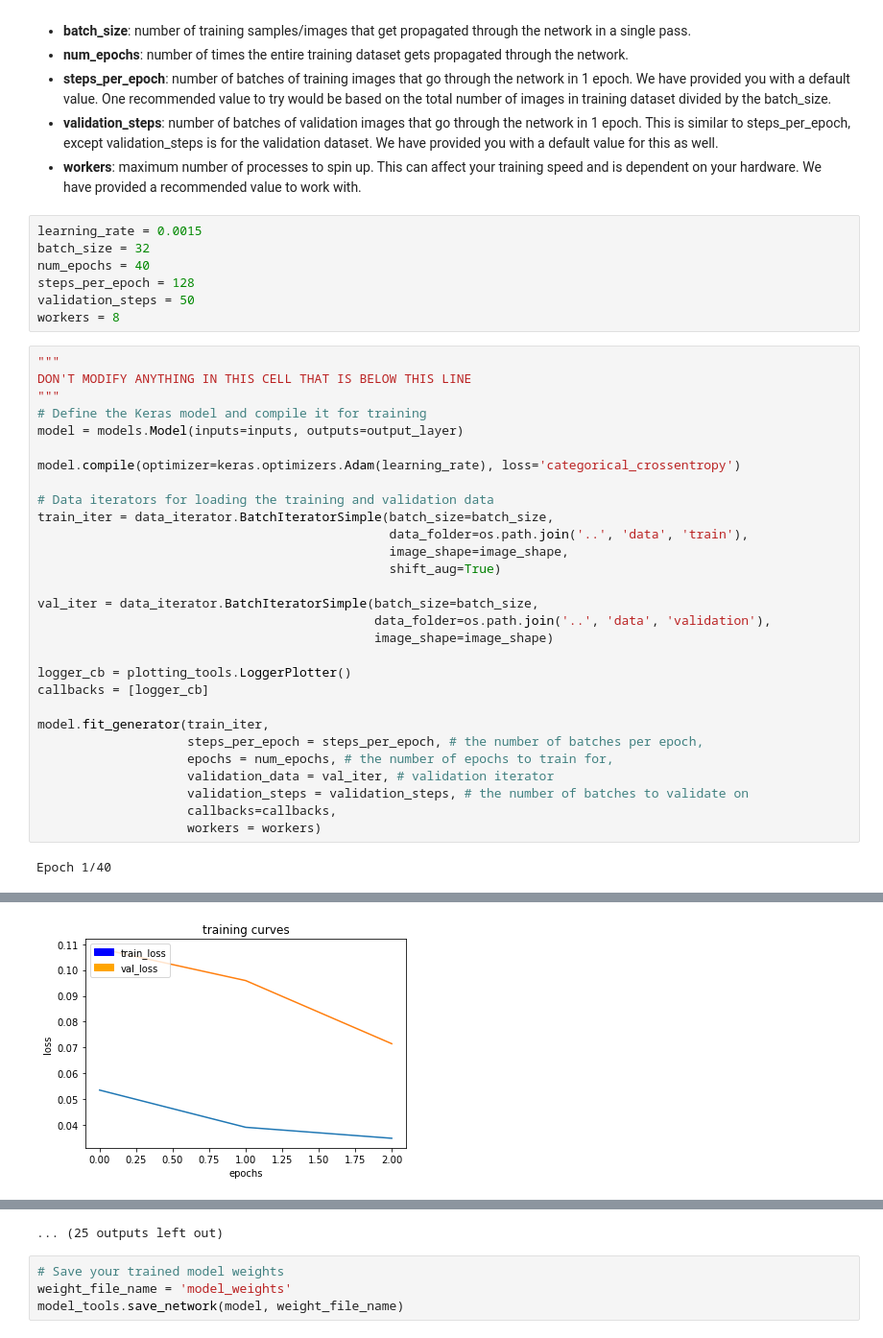
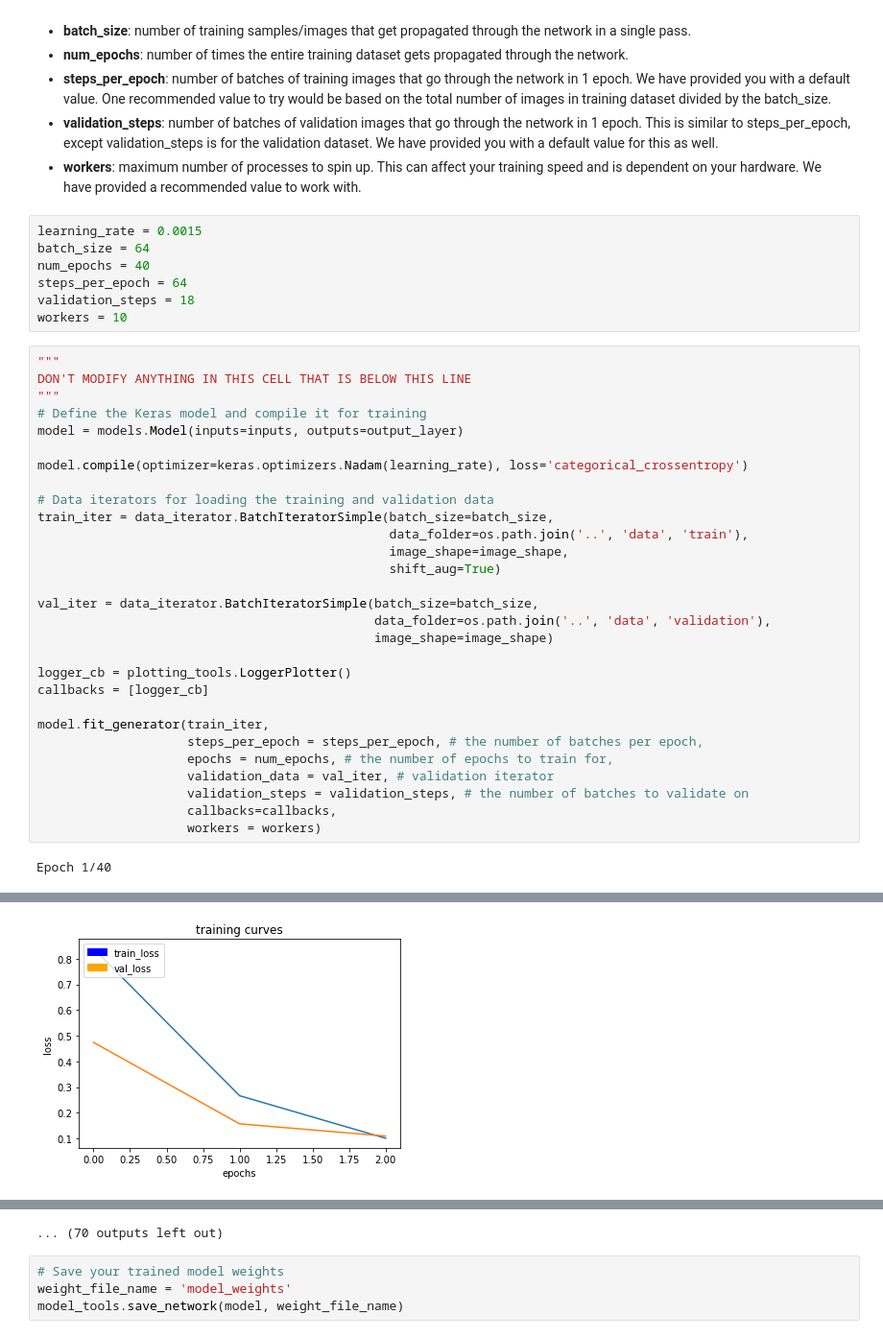
Before and after one commit to northerncat/RoboND-Follow-Me, a Jupyter notebook: code/model_training.ipynb, the cells around one changed output, grey strips where cells are left out. Shown at 96% size. Drawn from its saved outputs; the diff is of its cells as text.

```diff
--- a/code/model_training.ipynb
+++ b/code/model_training.ipynb
@@ -145,11 +147,11 @@ Define and tune your hyperparameters.
 - **workers**: maximum number of processes to spin up. This can affect your training speed and is dependent on your hardware. We have provided a recommended value to work with.
 # %%
 learning_rate = 0.0015
-batch_size = 32
+batch_size = 64
 num_epochs = 40
-steps_per_epoch = 128
-validation_steps = 50
-workers = 8
+steps_per_epoch = 64
+validation_steps = 18
+workers = 10
 # %%
 """
 DON'T MODIFY ANYTHING IN THIS CELL THAT IS BELOW THIS LINE
@@ -157,7 +159,7 @@ DON'T MODIFY ANYTHING IN THIS CELL THAT IS BELOW THIS LINE
 # Define the Keras model and compile it for training
 model = models.Model(inputs=inputs, outputs=output_layer)
 
-model.compile(optimizer=keras.optimizers.Adam(learning_rate), loss='categorical_crossentropy')
+model.compile(optimizer=keras.optimizers.Nadam(learning_rate), loss='categorical_crossentropy')
 
 # Data iterators for loading the training and validation data
 train_iter = data_iterator.BatchIteratorSimple(batch_size=batch_size,
@@ -189,2 +191,2 @@ Epoch 2/40
 Epoch 3/40
-[figure, old version]
+[figure, new version]
@@ -200,4 +202,4 @@ Epoch 6/40
-... (25 outputs left out)
+... (70 outputs left out)
 # %%
 # Save your trained model weights
 weight_file_name = 'model_weights'
```
Also changed, not shown: parts of 11 cells of this notebook, 2 other files.
